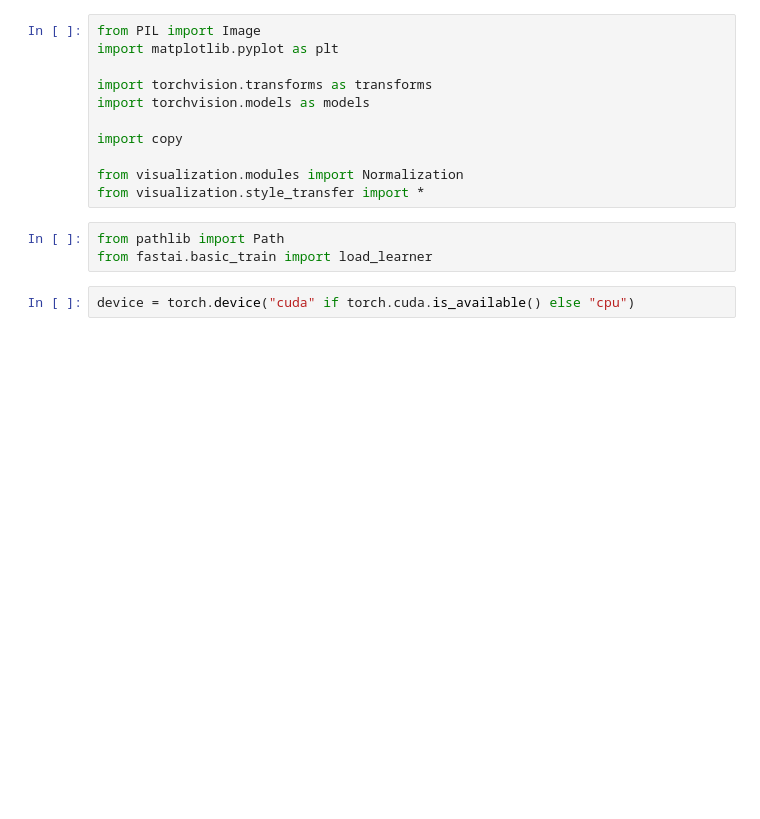
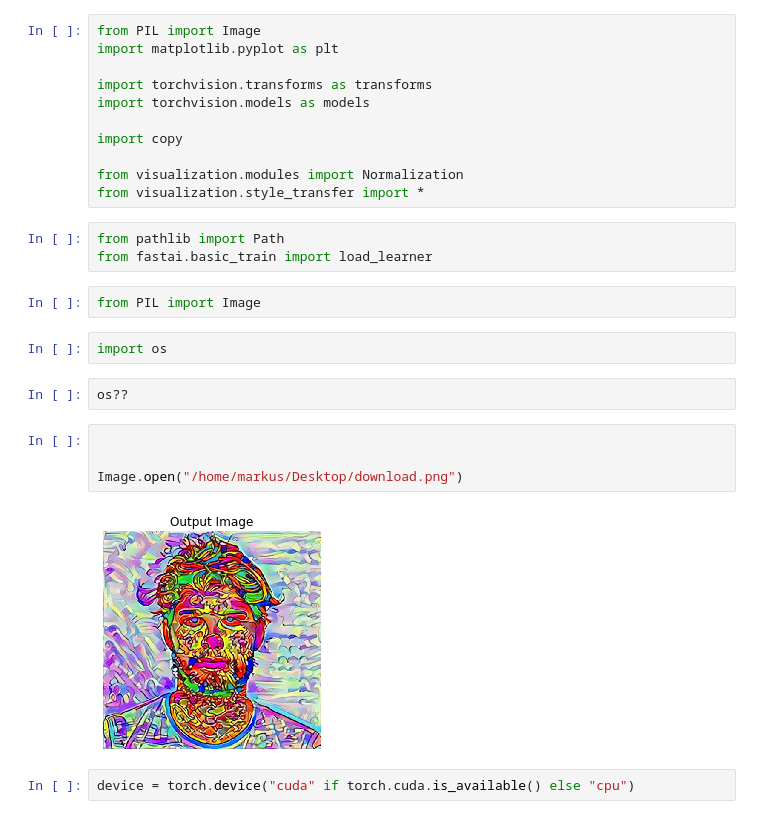
Before and after one commit to deepfx/netlens, a Jupyter notebook: nbs/playground/experiment_flow.ipynb, the cells around one changed output. Saved outputs shown, nothing was run; the diff lists cells and outputs as text; blank space fills up the shorter version.

```diff
--- a/nbs/playground/experiment_flow.ipynb
+++ b/nbs/playground/experiment_flow.ipynb
@@ -12,6 +12,18 @@ from visualization.style_transfer import *
 # %%
 from pathlib import Path
 from fastai.basic_train import load_learner
+# %%
+from PIL import Image
+# %%
+import os
+# %%
+os??
+# %%
+
+
+Image.open("/home/markus/Desktop/download.png")
+# %% [output]
+[figure, added]
 # %%
 device = torch.device("cuda" if torch.cuda.is_available() else "cpu")
 # %%
```
